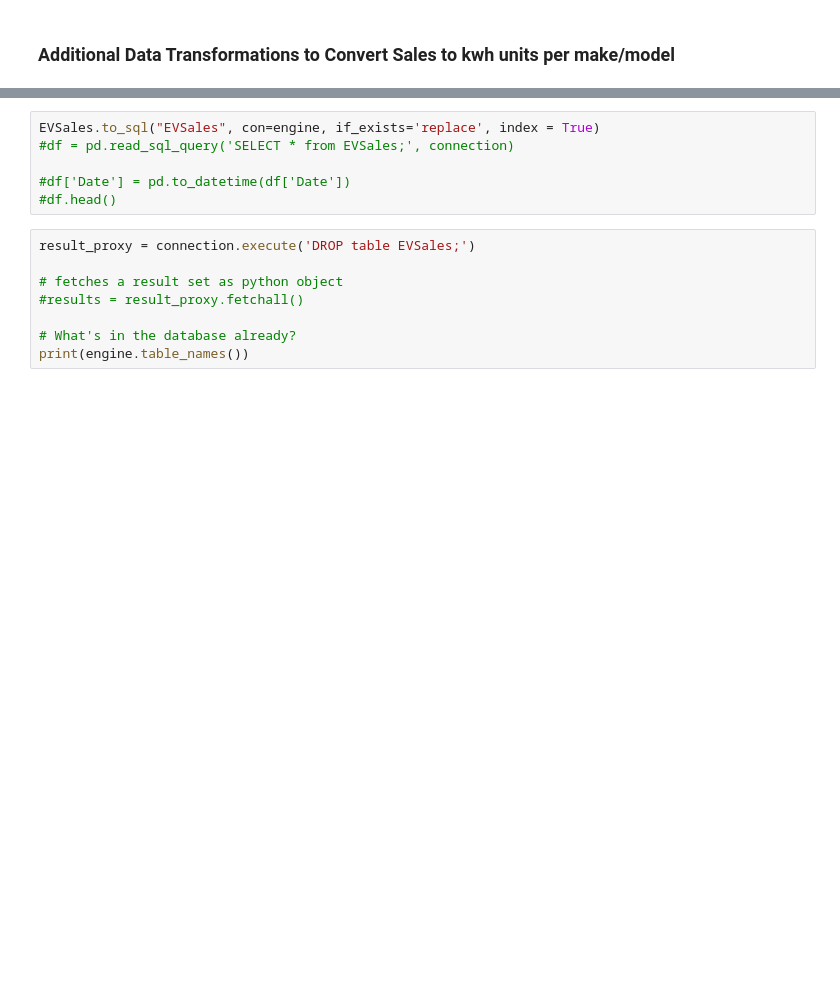
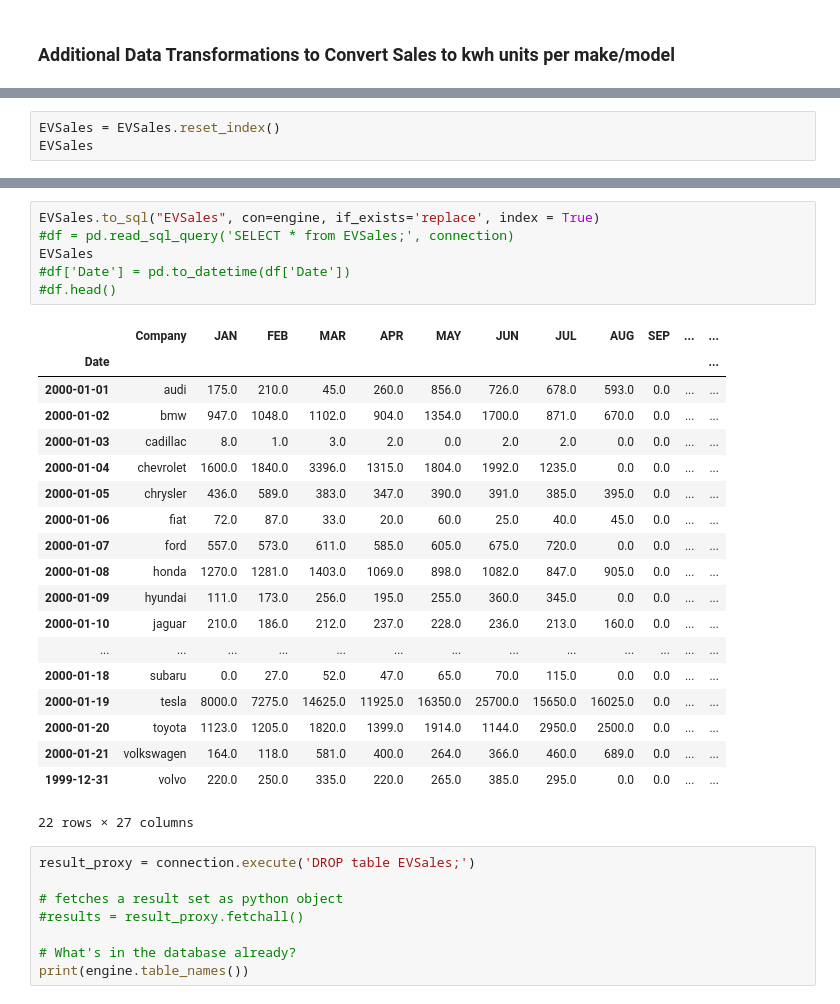
Before and after one commit to chiemiko/metals-research, a Jupyter notebook: metals_data_update.ipynb, the cells around one changed output, grey strips where cells are left out. Cells and saved outputs as stored; diff of their text form; blank space fills up the shorter version.

```diff
--- a/metals_data_update.ipynb
+++ b/metals_data_update.ipynb
@@ -373,0 +536,3 @@ EVSales.head()
+# %%
+EVSales = EVSales.reset_index()
+EVSales
@@ -374,9 +568,29 @@ EVSales.head()
 # %%
 EVSales.to_sql("EVSales", con=engine, if_exists='replace', index = True)
 #df = pd.read_sql_query('SELECT * from EVSales;', connection)
-
+EVSales
 #df['Date'] = pd.to_datetime(df['Date'])
 #df.head()
+# %% [output]
+|  | Company | JAN | FEB | MAR | APR | MAY | JUN | JUL | AUG | SEP | ... | ... |
+| Date |  |  |  |  |  |  |  |  |  |  |  | ... |
+| 2000-01-01 | audi | 175.0 | 210.0 | 45.0 | 260.0 | 856.0 | 726.0 | 678.0 | 593.0 | 0.0 | ... | ... |
+| 2000-01-02 | bmw | 947.0 | 1048.0 | 1102.0 | 904.0 | 1354.0 | 1700.0 | 871.0 | 670.0 | 0.0 | ... | ... |
+| 2000-01-03 | cadillac | 8.0 | 1.0 | 3.0 | 2.0 | 0.0 | 2.0 | 2.0 | 0.0 | 0.0 | ... | ... |
+| 2000-01-04 | chevrolet | 1600.0 | 1840.0 | 3396.0 | 1315.0 | 1804.0 | 1992.0 | 1235.0 | 0.0 | 0.0 | ... | ... |
+| 2000-01-05 | chrysler | 436.0 | 589.0 | 383.0 | 347.0 | 390.0 | 391.0 | 385.0 | 395.0 | 0.0 | ... | ... |
+| 2000-01-06 | fiat | 72.0 | 87.0 | 33.0 | 20.0 | 60.0 | 25.0 | 40.0 | 45.0 | 0.0 | ... | ... |
+| 2000-01-07 | ford | 557.0 | 573.0 | 611.0 | 585.0 | 605.0 | 675.0 | 720.0 | 0.0 | 0.0 | ... | ... |
+| 2000-01-08 | honda | 1270.0 | 1281.0 | 1403.0 | 1069.0 | 898.0 | 1082.0 | 847.0 | 905.0 | 0.0 | ... | ... |
+| 2000-01-09 | hyundai | 111.0 | 173.0 | 256.0 | 195.0 | 255.0 | 360.0 | 345.0 | 0.0 | 0.0 | ... | ... |
+| 2000-01-10 | jaguar | 210.0 | 186.0 | 212.0 | 237.0 | 228.0 | 236.0 | 213.0 | 160.0 | 0.0 | ... | ... |
+| ... | ... | ... | ... | ... | ... | ... | ... | ... | ... | ... | ... | ... |
+| 2000-01-18 | subaru | 0.0 | 27.0 | 52.0 | 47.0 | 65.0 | 70.0 | 115.0 | 0.0 | 0.0 | ... | ... |
+| 2000-01-19 | tesla | 8000.0 | 7275.0 | 14625.0 | 11925.0 | 16350.0 | 25700.0 | 15650.0 | 16025.0 | 0.0 | ... | ... |
+| 2000-01-20 | toyota | 1123.0 | 1205.0 | 1820.0 | 1399.0 | 1914.0 | 1144.0 | 2950.0 | 2500.0 | 0.0 | ... | ... |
+| 2000-01-21 | volkswagen | 164.0 | 118.0 | 581.0 | 400.0 | 264.0 | 366.0 | 460.0 | 689.0 | 0.0 | ... | ... |
+| 1999-12-31 | volvo | 220.0 | 250.0 | 335.0 | 220.0 | 265.0 | 385.0 | 295.0 | 0.0 | 0.0 | ... | ... |
+22 rows × 27 columns
 # %%
 result_proxy = connection.execute('DROP table EVSales;')
 
```
Also changed, not shown: parts of 19 cells of this notebook, 24 other files.
